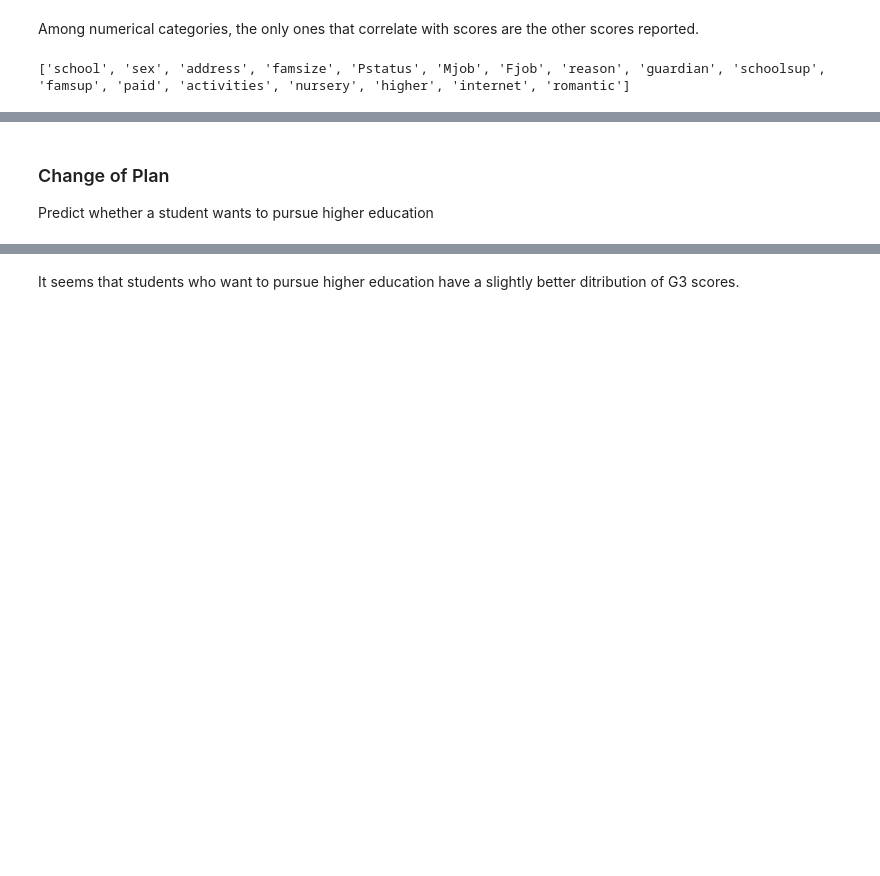
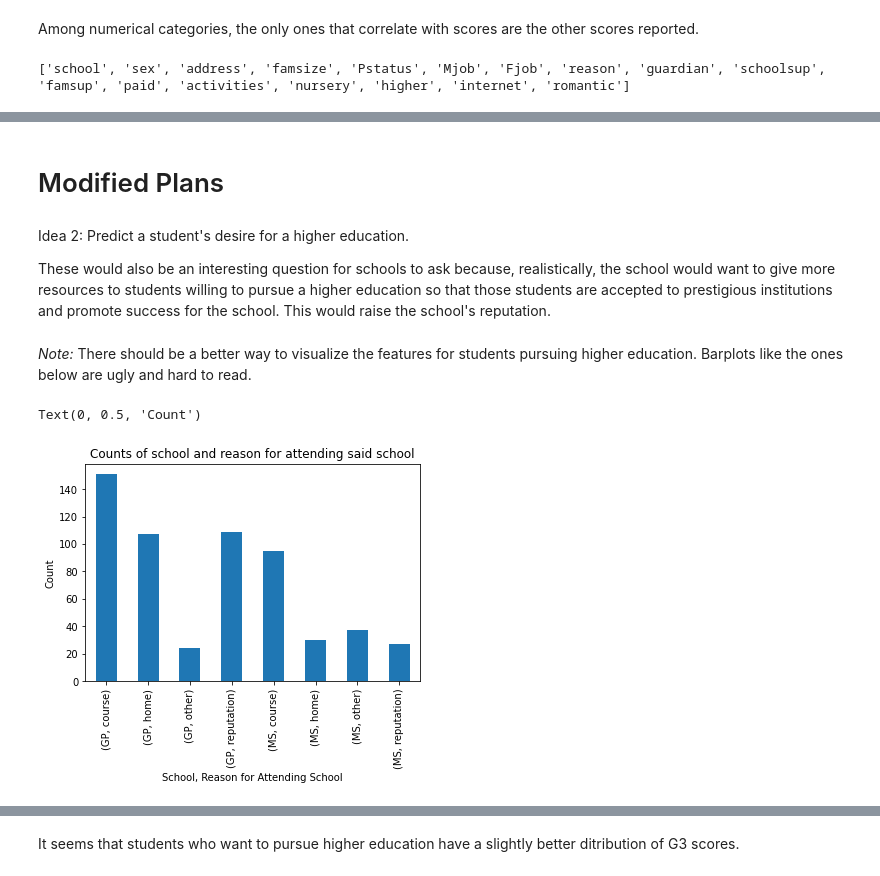
Before and after one commit to arenriquez/data144finalproj, a Jupyter notebook: Untitled.ipynb, the cells around one changed output, grey strips where cells are left out. Saved outputs shown, nothing was run; the diff lists cells and outputs as text; code cells hidden in the pictures; blank space fills up the shorter version.

```diff
--- a/Untitled.ipynb
+++ b/Untitled.ipynb
@@ -246,3 +214,21 @@ sns.boxplot(y="G3", x="pa_edu", data = math_data)
-# %% [markdown]
-### Change of Plan
-Predict whether a student wants to pursue higher education
+# %% [markdown]
+# Modified Plans
+# %% [markdown]
+Idea 2: Predict a student's desire for a higher education.
+
+These would also be an interesting question for schools to ask because, realistically, the school would want to give more resources to students willing to pursue a higher education so that those students are accepted to prestigious institutions and promote success for the school. This would raise the school's reputation.
+# %% [markdown]
+*Note:* There should be a better way to visualize the features for students pursuing higher education. Barplots like the ones below are ugly and hard to read.
+# %%
+# Counts of students wanting higher education in portuguese courses
+# based on school and reason for attending that school
+
+# Only look at students who answered 'yes' to pursuing a higher education
+port_higher_yes = port[port['higher'] == 'yes']
+port_higher_yes.groupby(['school', 'reason']).count()[['G3']].plot.bar(legend=None)
+plt.title('Counts of school and reason for attending said school')
+plt.xlabel('School, Reason for Attending School')
+plt.ylabel('Count')
+# %% [output]
+Text(0, 0.5, 'Count')
+[figure, added]
```
Also changed, not shown: parts of 56 cells of this notebook.
